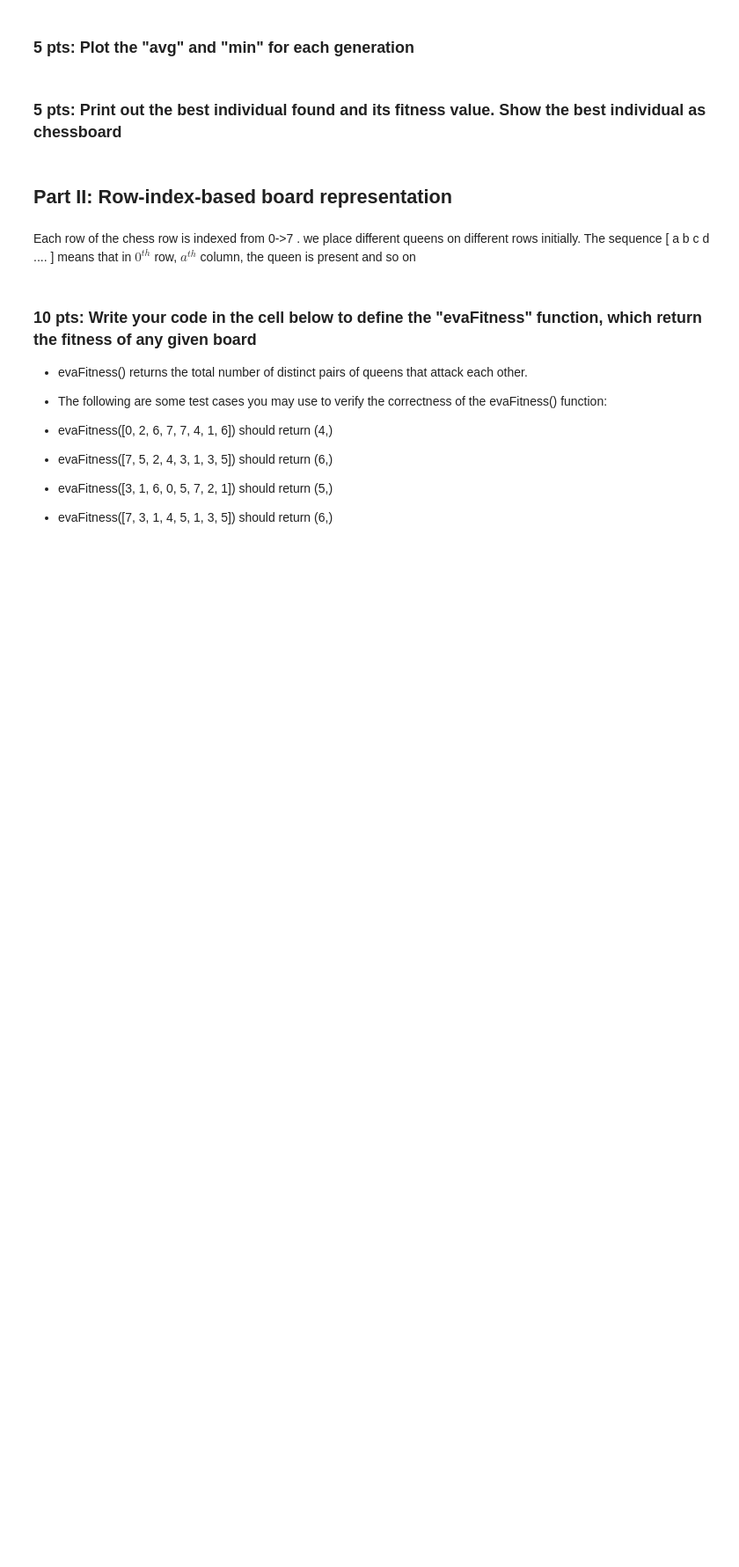
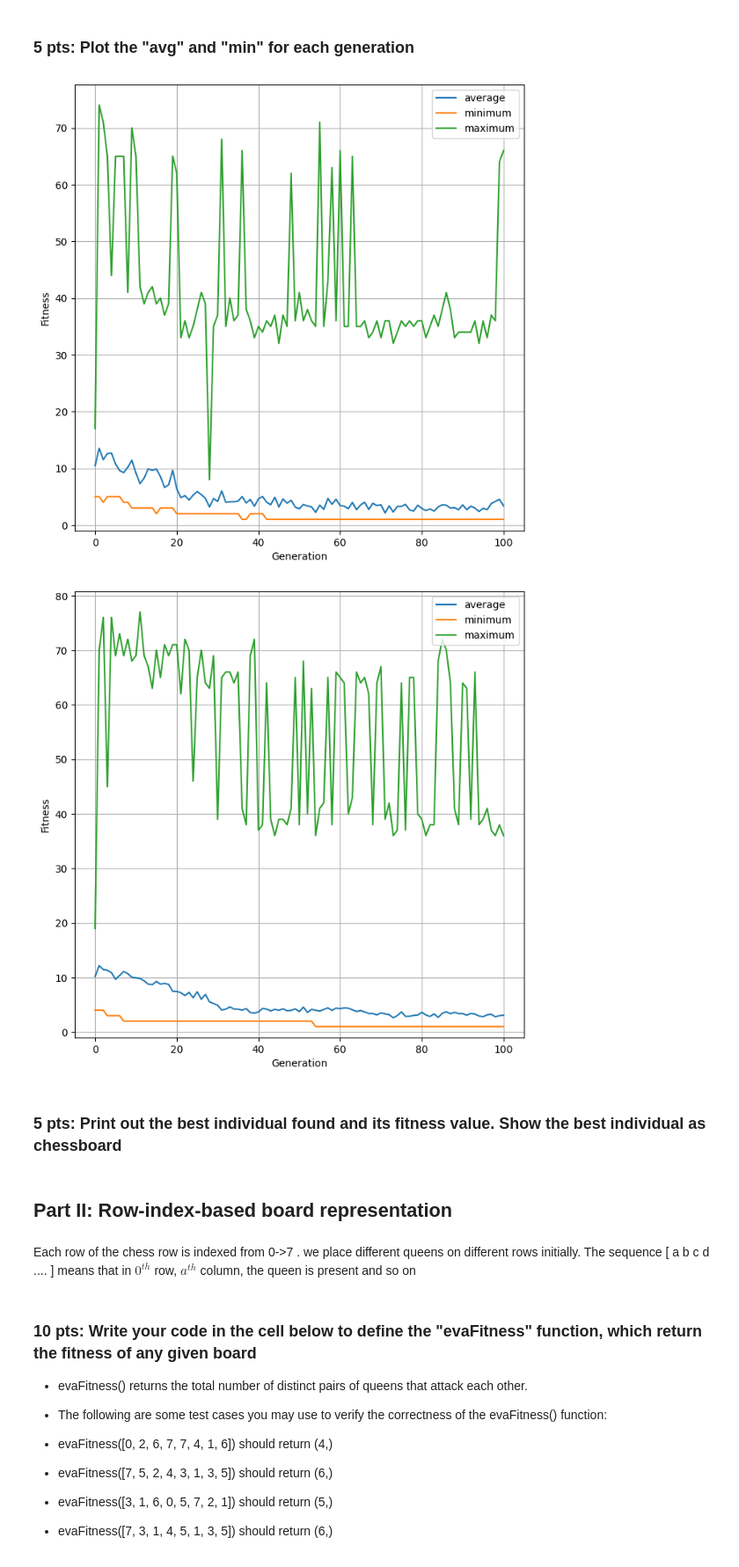
Before and after one commit to Rojanmhj2055/DEAP-N-Queens-Problem, a Jupyter notebook: DEAP_n_queens_on_canvas.ipynb, the cells around one changed output. Shown at 88% size. Cells and saved outputs as stored; diff of their text form; code cells hidden in the pictures; blank space fills up the shorter version.

```diff
--- a/DEAP_n_queens_on_canvas.ipynb
+++ b/DEAP_n_queens_on_canvas.ipynb
@@ -118,2 +173,16 @@ stats.register("min", np.min)
 # %% [markdown]
 ### 10 pts:  Writer your code in the cell below to create the first generation, the hall of fame, and launch the genetic algorithm: eaSimple().   How many individuals you want to have for each generation and how many generations you want GA to go thourgh for each run?     Vary those two parameters to see the change.
+# %%
+
+generations = 100
+population_size = toolbox.population(n=100)
+crossover_prob = 0.5
+mutation_prob = 0.5
+hof = tools.HallOfFame(1)   ## create a hall of fame which stores only the best individual
+
+population_size, log1 =algorithms.eaSimple(population_size,toolbox,crossover_prob,mutation_prob,generations,stats,halloffame=hof,verbose=False)
+# %%
+generations = 100
+population_size2 = toolbox.population(n=500)
+hof2 = tools.HallOfFame(1)
+population_size2, log2 =algorithms.eaSimple(population_size2,toolbox,crossover_prob,mutation_prob,generations,stats,halloffame=hof2,verbose=False)
@@ -125,3 +222,23 @@ import matplotlib.pyplot as plt
+# %%
+import matplotlib.pyplot as plt
+%matplotlib inline
+def plot_generations(generation, average, minimum, maximum):
+    plt.figure(figsize=(8, 8))
+    plt.grid(True)
+    plt.plot(generation, average, label="average")
+    plt.plot(generation, minimum, label="minimum")
+    plt.plot(generation, maximum, label="maximum")
+    plt.xlabel("Generation")
+    plt.ylabel("Fitness")
+    plt.ylim(-1)
+    plt.legend(loc="upper right")
+    plt.show()
+# %%
+plot_generations(*log1.select("gen","avg","min","max"))
+plot_generations(*log2.select("gen","avg","min","max"))
+# %% [output]
+[figure, added]
+[figure, added]
 # %% [markdown]
 ### 5 pts:  Print out the best individual found and its fitness value.  Show the best individual as chessboard
 # %% [markdown]
```
Also changed, not shown: parts of 15 cells of this notebook.
